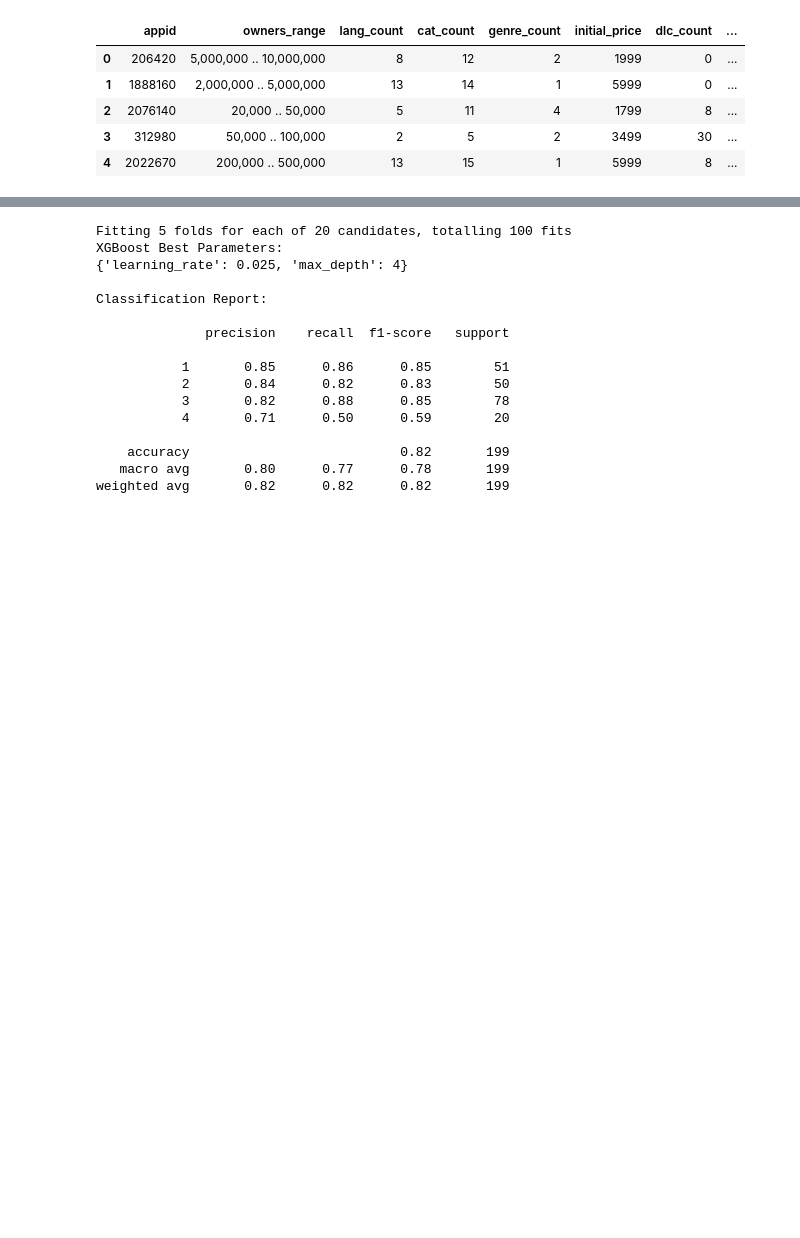
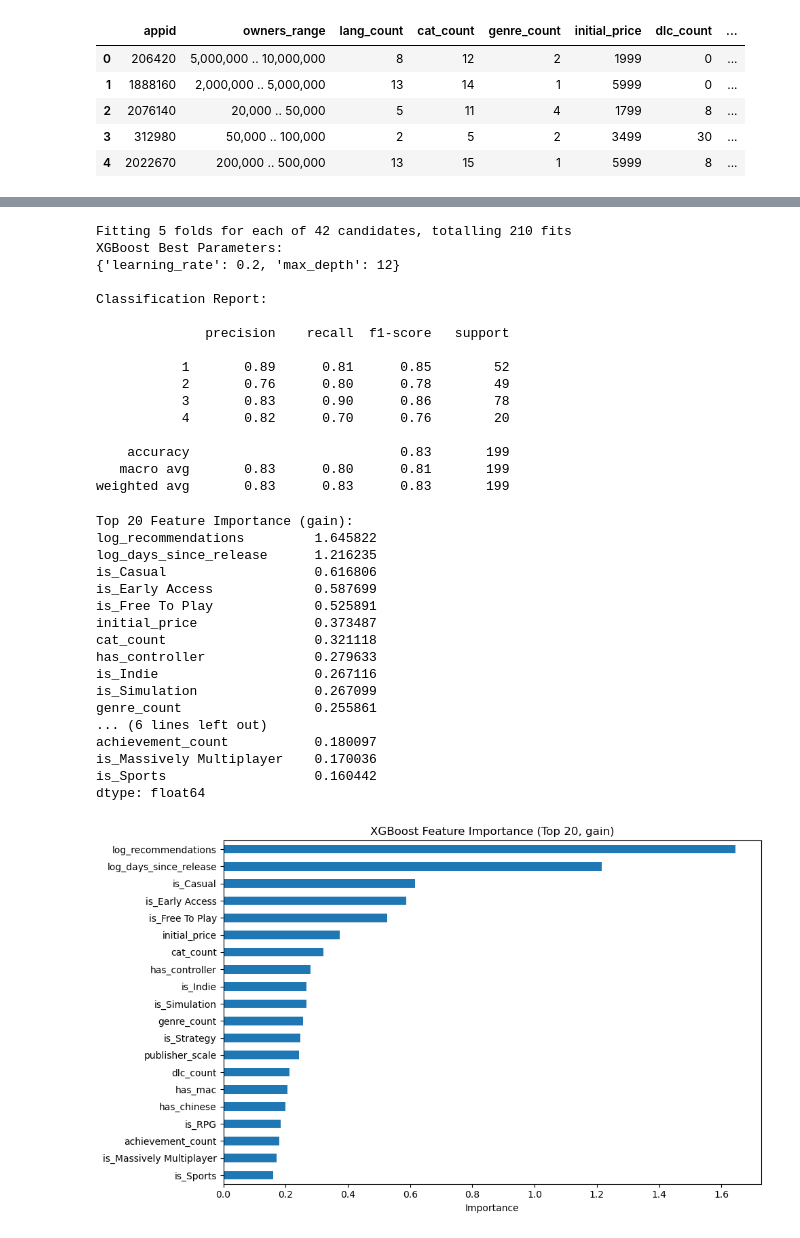
Before and after one commit to Cordieriteee/sta141b-final-project, a Jupyter notebook: part1/part1.ipynb, the cells around one changed output, grey strips where cells are left out. Cells and saved outputs as stored; diff of their text form; code cells hidden in the pictures; blank space fills up the shorter version.

```diff
--- a/part1/part1.ipynb
+++ b/part1/part1.ipynb
@@ -583,10 +623,10 @@ Testing Accuracy: 0.82
 # XGBoost
 param_grid_xgb = {
     # limit tree depth to prevent overfitting
-    'max_depth': [2, 4, 6, 8],
+    'max_depth': [2, 4, 6, 8, 10, 12, 14],
 
     # learning rate: step size, has strong negative correlation with n_estimators
-    'learning_rate': [0.00125, 0.025, 0.05, 0.1, 0.2],
+    'learning_rate': [0.05, 0.1, 0.2, 0.4, 0.5, 0.6],
 
 }
 
@@ -603,16 +643,19 @@ xgb_base = XGBClassifier(
 grid_search_xgb = GridSearchCV(
     estimator=xgb_base,
     param_grid=param_grid_xgb,
-    cv=5, # 5 折交叉验证
+    cv=5, # 5 fold cross-validation
     scoring='f1_macro',
     n_jobs=-1,
-    verbose=1 # 输出搜索进度
+    verbose=1
 )
 
-# 注意：使用 y_train，XGBoost 已要求 y 从 0 开始编码
-grid_search_xgb.fit(X_train, y_train)
+y_train_xgb = y_train - 1
+y_test_xgb = y_test - 1
 
-# 4. 输出最优参数与重评估结果
+
+grid_search_xgb.fit(X_train, y_train_xgb)
+
+# best parameters and evaluation
 print("XGBoost Best Parameters:")
 print(grid_search_xgb.best_params_)
 
@@ -620,21 +663,60 @@ best_xgb_model = grid_search_xgb.best_estimator_
 y_pred_xgb_opt = best_xgb_model.predict(X_test)
 
 print("\nClassification Report:\n")
-print(classification_report(y_test + 1, y_pred_xgb_opt + 1))
+print(classification_report(y_test_xgb + 1, y_pred_xgb_opt + 1))
 # %% [output]
-Fitting 5 folds for each of 20 candidates, totalling 100 fits
+Fitting 5 folds for each of 42 candidates, totalling 210 fits
 XGBoost Best Parameters:
-{'learning_rate': 0.025, 'max_depth': 4}
+{'learning_rate': 0.2, 'max_depth': 12}
 
 Classification Report:
 
               precision    recall  f1-score   support
 
-           1       0.85      0.86      0.85        51
-           2       0.84      0.82      0.83        50
-           3       0.82      0.88      0.85        78
-           4       0.71      0.50      0.59        20
+           1       0.89      0.81      0.85        52
+           2       0.76      0.80      0.78        49
+           3       0.83      0.90      0.86        78
+           4       0.82      0.70      0.76        20
 
-    accuracy                           0.82       199
-   macro avg       0.80      0.77      0.78       199
-weighted avg       0.82      0.82      0.82       199
+    accuracy                           0.83       199
+   macro avg       0.83      0.80      0.81       199
+weighted avg       0.83      0.83      0.83       199
+# %%
+# print the top 20 important features based on gain
+importance_gain = pd.Series(
+    best_xgb_model.get_booster().get_score(importance_type="gain")
+)
+
+fmap = {f"f{i}": col for i, col in enumerate(X.columns)}
+importance_gain.index = importance_gain.index.map(lambda k: fmap.get(k, k))
+importance_gain = importance_gain.sort_values(ascending=False)
+
+print("Top 20 Feature Importance (gain):")
+print(importance_gain.head(20))
+
+# virtualize the top 20 important
+plt.figure(figsize=(10, 6))
+importance_gain.head(20).sort_values().plot(kind="barh")
+plt.title("XGBoost Feature Importance (Top 20, gain)")
+plt.xlabel("Importance")
+plt.tight_layout()
+plt.show()
+# %% [output]
+Top 20 Feature Importance (gain):
+log_recommendations         1.645822
+log_days_since_release      1.216235
+is_Casual                   0.616806
+is_Early Access             0.587699
+is_Free To Play             0.525891
+initial_price               0.373487
+cat_count                   0.321118
+has_controller              0.279633
+is_Indie                    0.267116
+is_Simulation               0.267099
+genre_count                 0.255861
+... (6 lines left out)
+achievement_count           0.180097
+is_Massively Multiplayer    0.170036
+is_Sports                   0.160442
+dtype: float64
+[figure, added]
```
Also changed, not shown: parts of 25 cells of this notebook.
